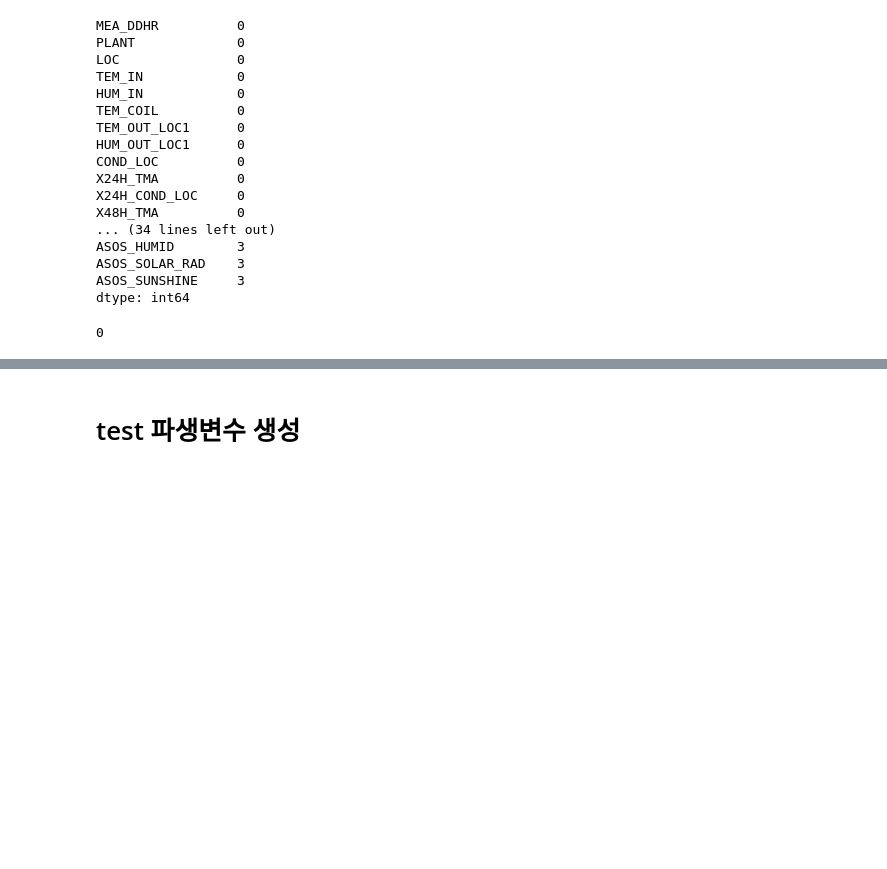
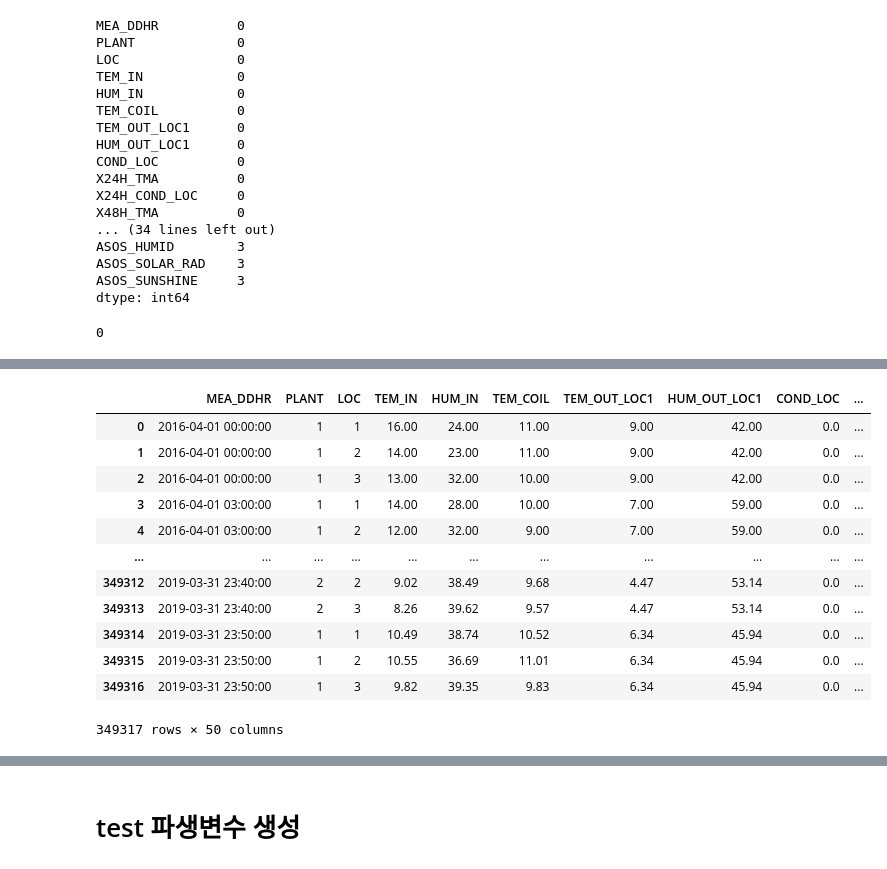
Before and after one commit to ek-koh/2020-Weather-Bigdata-Contest, a Jupyter notebook: Weather-Bigdata-Contest/2.파생변수.ipynb, the cells around one changed output, grey strips where cells are left out. Drawn from its saved outputs; the diff is of its cells as text; code cells hidden in the pictures; blank space fills up the shorter version.

```diff
--- a/Weather-Bigdata-Contest/2.파생변수.ipynb
+++ b/Weather-Bigdata-Contest/2.파생변수.ipynb
@@ -403,0 +436,17 @@ plant_ASOS.isnull().sum().sum()
+# %%
+plant_sky = plant_ASOS.merge(sky, how='left', left_on='MEA_DDHR', right_on='MEA_DDHR')
+plant_sky
+# %% [output]
+|  | MEA_DDHR | PLANT | LOC | TEM_IN | HUM_IN | TEM_COIL | TEM_OUT_LOC1 | HUM_OUT_LOC1 | COND_LOC | ... |
+| 0 | 2016-04-01 00:00:00 | 1 | 1 | 16.00 | 24.00 | 11.00 | 9.00 | 42.00 | 0.0 | ... |
+| 1 | 2016-04-01 00:00:00 | 1 | 2 | 14.00 | 23.00 | 11.00 | 9.00 | 42.00 | 0.0 | ... |
+| 2 | 2016-04-01 00:00:00 | 1 | 3 | 13.00 | 32.00 | 10.00 | 9.00 | 42.00 | 0.0 | ... |
+| 3 | 2016-04-01 03:00:00 | 1 | 1 | 14.00 | 28.00 | 10.00 | 7.00 | 59.00 | 0.0 | ... |
+| 4 | 2016-04-01 03:00:00 | 1 | 2 | 12.00 | 32.00 | 9.00 | 7.00 | 59.00 | 0.0 | ... |
+| ... | ... | ... | ... | ... | ... | ... | ... | ... | ... | ... |
+| 349312 | 2019-03-31 23:40:00 | 2 | 2 | 9.02 | 38.49 | 9.68 | 4.47 | 53.14 | 0.0 | ... |
+| 349313 | 2019-03-31 23:40:00 | 2 | 3 | 8.26 | 39.62 | 9.57 | 4.47 | 53.14 | 0.0 | ... |
+| 349314 | 2019-03-31 23:50:00 | 1 | 1 | 10.49 | 38.74 | 10.52 | 6.34 | 45.94 | 0.0 | ... |
+| 349315 | 2019-03-31 23:50:00 | 1 | 2 | 10.55 | 36.69 | 11.01 | 6.34 | 45.94 | 0.0 | ... |
+| 349316 | 2019-03-31 23:50:00 | 1 | 3 | 9.82 | 39.35 | 9.83 | 6.34 | 45.94 | 0.0 | ... |
+349317 rows × 50 columns
```
Also changed, not shown: parts of 19 cells of this notebook.
